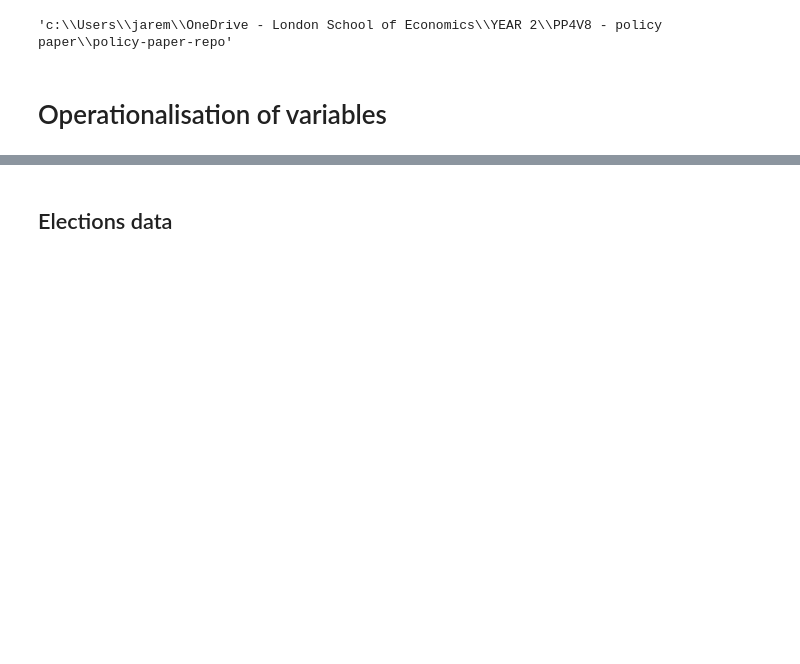
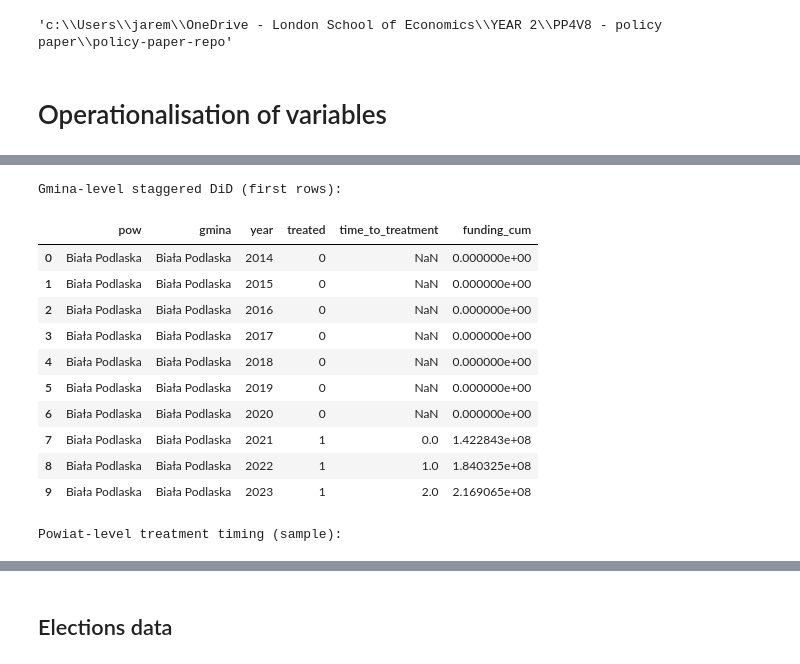
Before and after one commit to aleksandrajaremko/Policy-paper, a Jupyter notebook: code/eda/exploration.ipynb, the cells around one changed output, grey strips where cells are left out. Drawn from its saved outputs; the diff is of its cells as text; code cells hidden in the pictures; blank space fills up the shorter version.

```diff
--- a/code/eda/exploration.ipynb
+++ b/code/eda/exploration.ipynb
@@ -22,0 +195,2 @@ os.getcwd()
+# %%
+PL_projects_21_27 = pd.read_excel(r"data\inputs\dane_gus\lista_projektow_UE_2021_27\Lista_projektow_FE_2021_2027_02112025.xlsx", header = 1)
@@ -22,0 +254,77 @@ os.getcwd()
+# %%
+# Convert dates to datetime
+df_locations['Project start date'] = pd.to_datetime(df_locations['Project start date'], errors='coerce')
+df_locations['Project end date'] = pd.to_datetime(df_locations['Project end date'], errors='coerce')
+
+# Extract year of first project (treatment year)
+df_locations['year_start'] = df_locations['Project start date'].dt.year
+
+# --- Powiat-level treatment timing (kept for reference) ---
+df_treatment_timing = df_locations.groupby('pow').agg({
+    'year_start': 'min',    # first year treated
+    'funding_split': 'sum',
+    'Contract number': 'nunique'
+}).reset_index()
+df_treatment_timing.columns = ['pow', 'treatment_year', 'total_funding', 'num_projects']
+
+# --- Gmina-level treatment timing ---
+# Group by pow + gmina (gmina may be None for some rows)
+df_treatment_timing_gmina = df_locations.groupby(['pow', 'gmina']).agg({
+    'year_start': 'min',
+    'funding_split': 'sum',
+    'Contract number': 'nunique'
+}).reset_index()
+df_treatment_timing_gmina.columns = ['pow', 'gmina', 'treatment_year', 'total_funding', 'num_projects']
+
+# Create binary treatment indicator for each year at gmina level
+years = range(int(df_locations['year_start'].min()), int(df_locations['year_start'].max()) + 1)
+treatment_data = []
+for _, row in df_treatment_timing_gmina.iterrows():
+    pow_ = row['pow']
+    gmina_ = row['gmina']
+    treat_year = int(row['treatment_year']) if pd.notna(row['treatment_year']) else None
+    for year in years:
+        treated = 1 if (treat_year is not None and year >= treat_year) else 0
+        ttt = (year - treat_year) if (treat_year is not None and year >= treat_year) else None
+        treatment_data.append({
+            'pow': pow_,
+            'gmina': gmina_,
+            'year': year,
+            'treated': treated,
+            'time_to_treatment': ttt
+        })
+
+df_staggered_did_gmina = pd.DataFrame(treatment_data)
+
+# Add cumulative funding received by that year at gmina level (intensity)
+df_funding_by_year_gmina = df_locations.groupby(['pow', 'gmina', 'year_start'])['funding_split'].sum().reset_index()
+df_funding_by_year_gmina.columns = ['pow', 'gmina', 'year', 'funding_that_year']
+df_funding_by_year_gmina['funding_cum'] = df_funding_by_year_gmina.groupby(['pow', 'gmina'])['funding_that_year'].cumsum()
+
+df_staggered_did_gmina = df_staggered_did_gmina.merge(
+    df_funding_by_year_gmina[['pow', 'gmina', 'year', 'funding_cum']],
+    on=['pow', 'gmina', 'year'],
+    how='left'
+)
+df_staggered_did_gmina['funding_cum'] = df_staggered_did_gmina['funding_cum'].fillna(0)
+
+# Quick checks / outputs
+print("Gmina-level staggered DiD (first rows):")
+display(df_staggered_did_gmina.head(10))
+
+print("Powiat-level treatment timing (sample):")
+display(df_treatment_timing.sort_values('treatment_year').head(10))
+# %% [output]
+Gmina-level staggered DiD (first rows):
+|  | pow | gmina | year | treated | time_to_treatment | funding_cum |
+| 0 | Biała Podlaska | Biała Podlaska | 2014 | 0 | NaN | 0.000000e+00 |
+| 1 | Biała Podlaska | Biała Podlaska | 2015 | 0 | NaN | 0.000000e+00 |
+| 2 | Biała Podlaska | Biała Podlaska | 2016 | 0 | NaN | 0.000000e+00 |
+| 3 | Biała Podlaska | Biała Podlaska | 2017 | 0 | NaN | 0.000000e+00 |
+| 4 | Biała Podlaska | Biała Podlaska | 2018 | 0 | NaN | 0.000000e+00 |
+| 5 | Biała Podlaska | Biała Podlaska | 2019 | 0 | NaN | 0.000000e+00 |
+| 6 | Biała Podlaska | Biała Podlaska | 2020 | 0 | NaN | 0.000000e+00 |
+| 7 | Biała Podlaska | Biała Podlaska | 2021 | 1 | 0.0 | 1.422843e+08 |
+| 8 | Biała Podlaska | Biała Podlaska | 2022 | 1 | 1.0 | 1.840325e+08 |
+| 9 | Biała Podlaska | Biała Podlaska | 2023 | 1 | 2.0 | 2.169065e+08 |
+Powiat-level treatment timing (sample):
```
Also changed, not shown: parts of 59 cells of this notebook, 2 other files.
